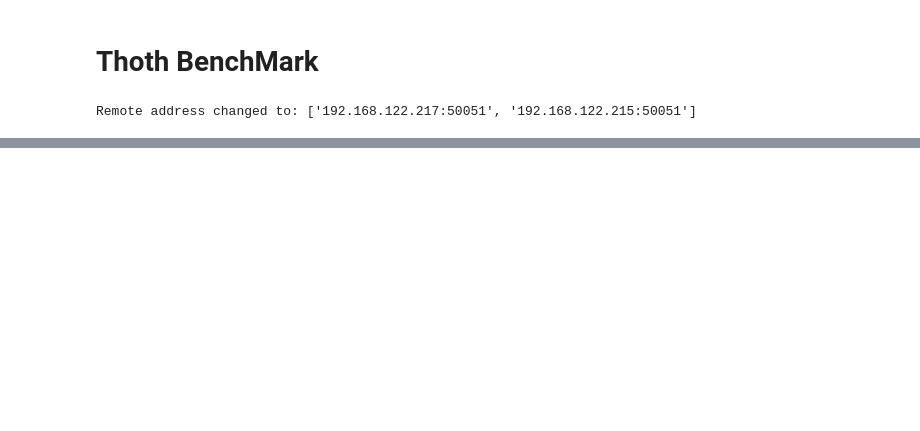
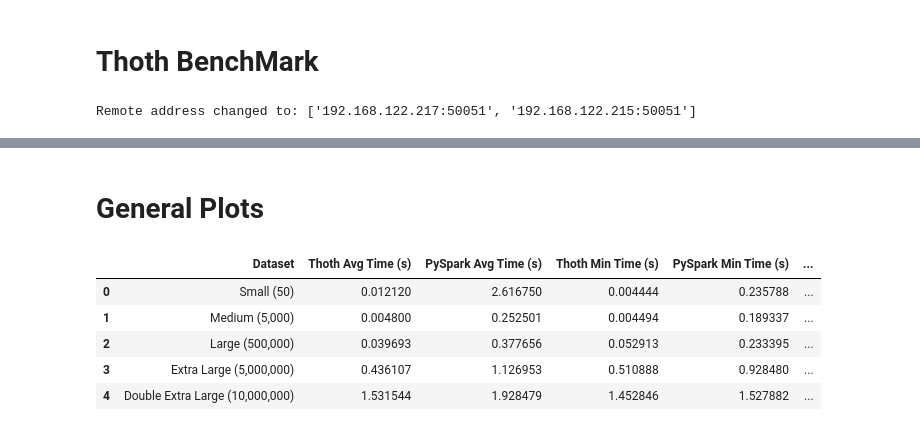
Before and after one commit to AhmedMousa-ag/thoth, a Jupyter notebook: benchmark.ipynb, the cells around one changed output, grey strips where cells are left out. Saved outputs shown, nothing was run; the diff lists cells and outputs as text; code cells hidden in the pictures; blank space fills up the shorter version.

```diff
--- a/benchmark.ipynb
+++ b/benchmark.ipynb
@@ -144,0 +263,5 @@ KeyboardInterrupt:
+# %%
+import os
+
+OUTPUT_DIR = os.path.join("assets","benchmarks")
+df_comparison.to_csv(os.path.join(OUTPUT_DIR, "thoth_vs_pyspark_benchmark_two_machines.csv"), index=False)
@@ -144,0 +645,15 @@ KeyboardInterrupt:
+# %% [markdown]
+# General Plots
+# %%
+
+two_machines_df = pd.read_csv(os.path.join(OUTPUT_DIR, "thoth_vs_pyspark_benchmark_two_machines.csv"))
+three_machines_df = pd.read_csv(os.path.join(OUTPUT_DIR, "thoth_vs_pyspark_benchmark_three_machines.csv"))
+# %%
+two_machines_df.head()
+# %% [output]
+|  | Dataset | Thoth Avg Time (s) | PySpark Avg Time (s) | Thoth Min Time (s) | PySpark Min Time (s) | ... |
+| 0 | Small (50) | 0.012120 | 2.616750 | 0.004444 | 0.235788 | ... |
+| 1 | Medium (5,000) | 0.004800 | 0.252501 | 0.004494 | 0.189337 | ... |
+| 2 | Large (500,000) | 0.039693 | 0.377656 | 0.052913 | 0.233395 | ... |
+| 3 | Extra Large (5,000,000) | 0.436107 | 1.126953 | 0.510888 | 0.928480 | ... |
+| 4 | Double Extra Large (10,000,000) | 1.531544 | 1.928479 | 1.452846 | 1.527882 | ... |
```
Also changed, not shown: parts of 53 cells of this notebook, 26 other files.
